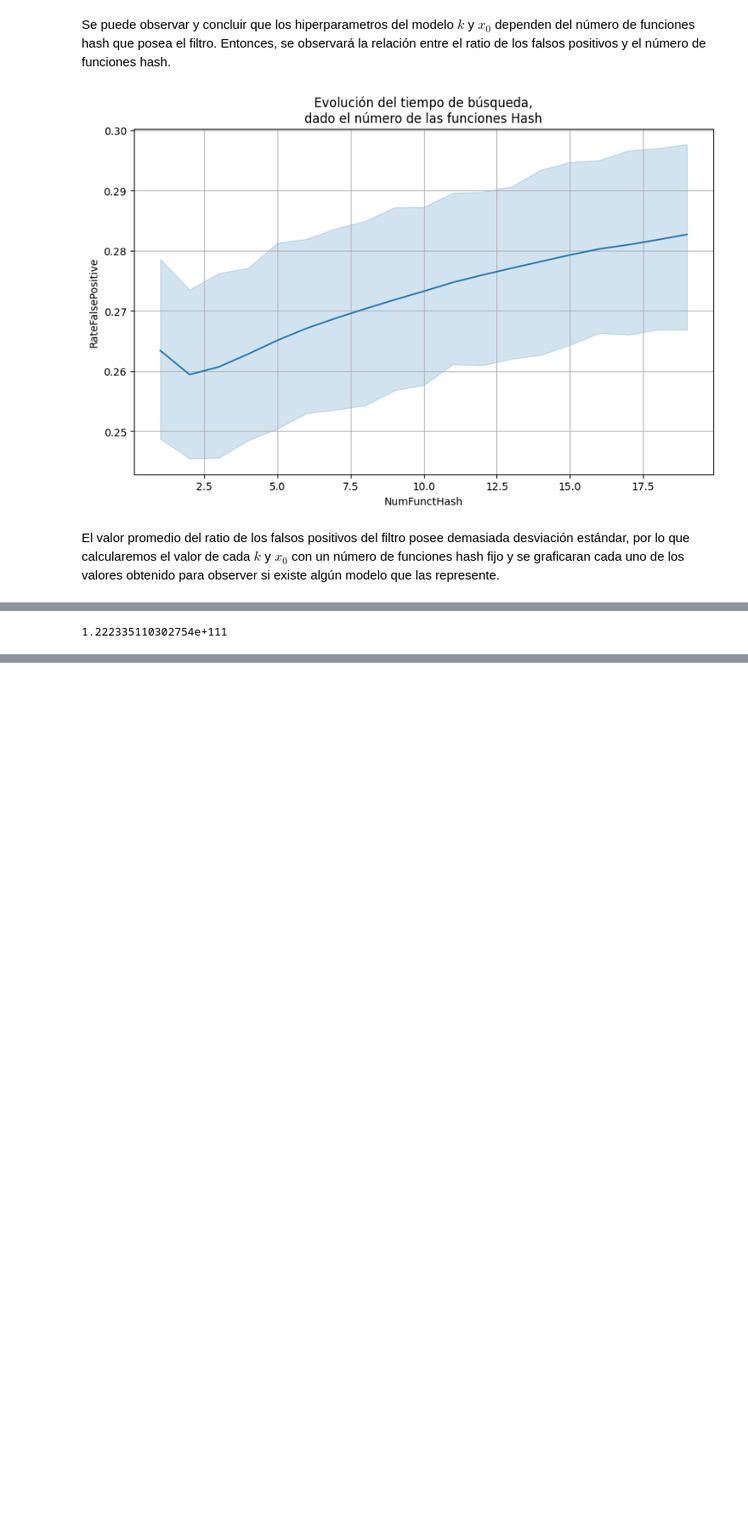
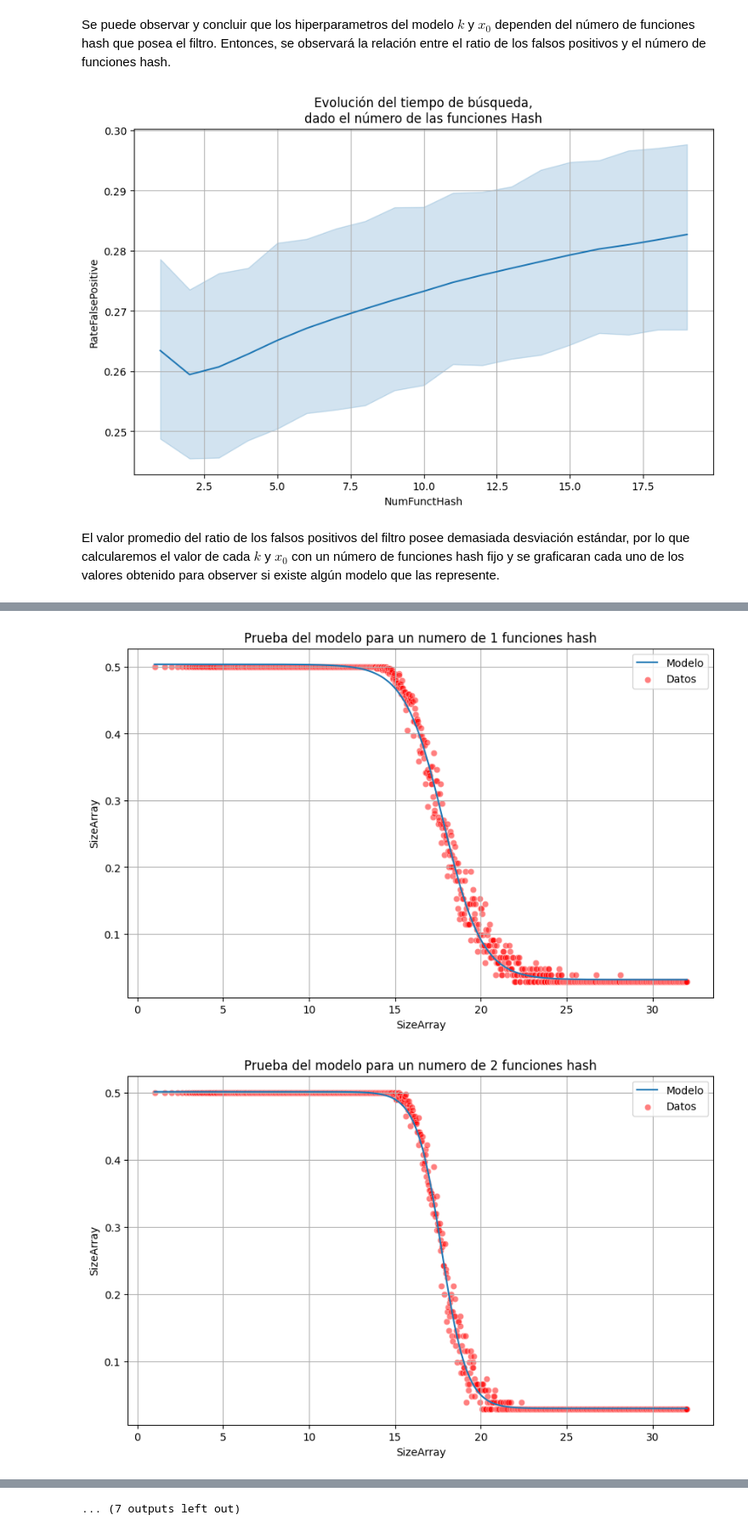
Before and after one commit to MrChurrasco/Tarea3Log, a Jupyter notebook: main.ipynb, the cells around one changed output, grey strips where cells are left out. Shown at 85% size. Drawn from its saved outputs; the diff is of its cells as text; code cells hidden in the pictures; blank space fills up the shorter version.

```diff
--- a/main.ipynb
+++ b/main.ipynb
@@ -397,13 +397,17 @@ true_positive = []
 false_positive = []
 true_negative = []
 false_negative = []
+real_time_mean = []
+real_time_std = []
 for k, M in df_filter_bloom_stats.iloc:
     df_aux = dataset[(dataset["SizeArray"] == M) &
-                     (dataset["NumFunctHash"] == k)][["ValueSearch","ValueFilter"]]
+                     (dataset["NumFunctHash"] == k)][["ValueSearch","ValueFilter","RealTimeSearch"]]
     true_positive += [len(df_aux[(df_aux["ValueSearch"] == True) & (df_aux["ValueFilter"] == True)])]
     false_positive += [len(df_aux[(df_aux["ValueSearch"] == False) & (df_aux["ValueFilter"] == True)])]
     true_negative += [len(df_aux[(df_aux["ValueSearch"] == False) & (df_aux["ValueFilter"] == False)])]
     false_negative += [len(df_aux[(df_aux["ValueSearch"] == True) & (df_aux["ValueFilter"] == False)])]
+    real_time_mean += [len(df_aux["RealTimeSearch"].mean())]
+    real_time_std += [len(df_aux["RealTimeSearch"].std())]
 
 df_filter_bloom_stats["TruePositive"] = true_positive
 df_filter_bloom_stats["FalsePositive"] = false_positive
@@ -625,4 +529,55 @@ a = [[[constraint(k,x0,df_filter_bloom_stats[df_filter_bloom_stats["NumFunctHash
-# %%
-np.exp(k*x0)
-# %% [output]
-1.222335110302754e+111
+# %%
+import numpy as np
+
+def logistic_function(x, L, k, x0, b):
+    return L / (1 + np.exp(-k*(x-x0))) + b
+# %%
+from scipy.optimize import curve_fit
+
+list_L = []
+list_k = []
+list_x0 = []
+list_b = []
+list_perror = []
+
+for num_hash in df_filter_bloom_stats["NumFunctHash"].unique():
+    # Datos de ejemplo
+    x = df_filter_bloom_stats[df_filter_bloom_stats["NumFunctHash"]==num_hash]["SizeArray"]
+    x_aux = np.log2(x)
+    y = df_filter_bloom_stats[df_filter_bloom_stats["NumFunctHash"]==num_hash]["RateFalsePositive"]
+
+    # Ajuste de curva
+    params, pcov = curve_fit(logistic_function,
+                          x_aux,
+                          y,
+                          [0.5, 10, x_aux.mean(), 0],
+                          #bounds=[(0.49,1, 10),(0.51,np.inf,23)],
+                          )
+
+    # Parámetros estimados
+    L_est, k_est, x0_est, b_est = params
+
+
+    list_L.append(L_est)
+    list_k.append(k_est)
+    list_x0.append(x0_est)
+    list_b.append(b_est)
+    list_perror.append(np.sqrt(np.diag(pcov)))
+
+    fig, ax = plt.subplots(figsize=(10,6))
+    sns.lineplot(y=logistic_function(x_aux,L_est,k_est,x0_est,b_est),
+                 x=x_aux,
+                 ax=ax,
+                 label = "Modelo"
+                 )
+    sns.scatterplot(x=x_aux,
+                    y=df_filter_bloom_stats[df_filter_bloom_stats["NumFunctHash"]==num_hash]["RateFalsePositive"],
+                    color="red",
+                    label ="Datos",
+                    alpha= 0.5)
+    ax.set_title(f"Prueba del modelo para un numero de {num_hash} funciones hash")
+    ax.grid(True)
+    plt.show()
+# %% [output]
+[figure, added]
+[figure, added]
@@ -628,0 +594 @@ np.exp(k*x0)
+... (7 outputs left out)
```
Also changed, not shown: parts of 9 cells of this notebook, 1 other file.
